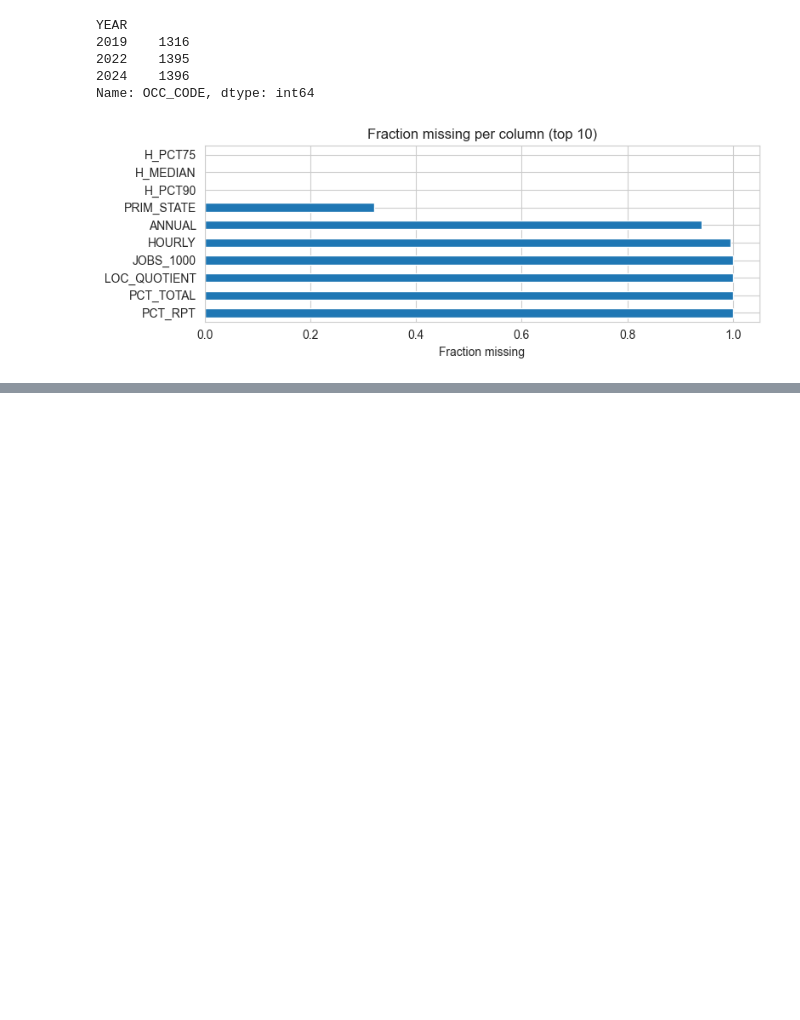
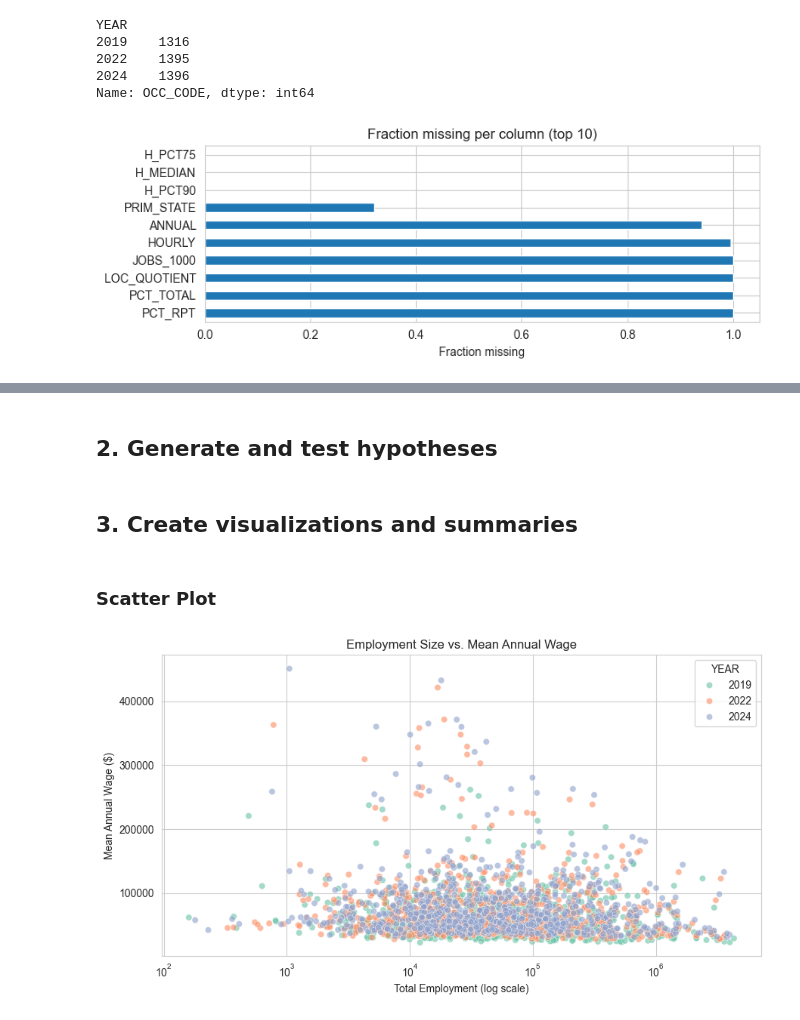
Before and after one commit to axtex/255-AI, a Jupyter notebook: notebooks/eda/01_bls.ipynb, the cells around one changed output, grey strips where cells are left out. Saved outputs shown, nothing was run; the diff lists cells and outputs as text; code cells hidden in the pictures; blank space fills up the shorter version.

```diff
--- a/notebooks/eda/01_bls.ipynb
+++ b/notebooks/eda/01_bls.ipynb
@@ -243,0 +275,23 @@ plt.show()
+# %% [markdown]
+## 2. Generate and test hypotheses
+# %% [markdown]
+## 3. Create visualizations and summaries
+# %%
+detail = data[data["O_GROUP"] == "detailed"].copy()
+detail["A_MEDIAN_NUM"] = pd.to_numeric(detail["A_MEDIAN"], errors="coerce")
+# %% [markdown]
+ ### Scatter Plot
+# %%
+detail["TOT_EMP_NUM"] = pd.to_numeric(detail["TOT_EMP"], errors="coerce")
+detail["A_MEAN_NUM"]  = pd.to_numeric(detail["A_MEAN"],  errors="coerce")
+
+fig, ax = plt.subplots(figsize=(9, 5))
+sns.scatterplot(x="TOT_EMP_NUM", y="A_MEAN_NUM", hue="YEAR", palette="Set2", alpha=0.6, data=detail, ax=ax)
+ax.set_xscale("log")
+ax.set_title("Employment Size vs. Mean Annual Wage")
+ax.set_xlabel("Total Employment (log scale)")
+ax.set_ylabel("Mean Annual Wage ($)")
+plt.tight_layout()
+plt.show()
+# %% [output]
+[figure, added]
```
Also changed, not shown: parts of 11 cells of this notebook, 2 other files.
